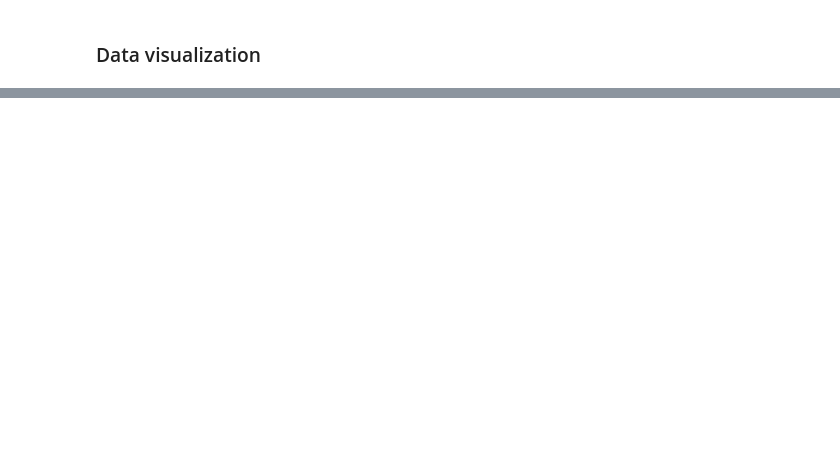
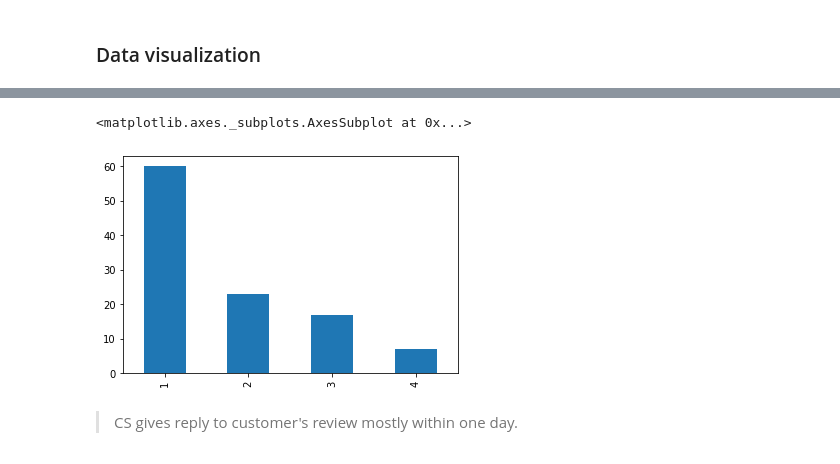
Before and after one commit to risa1796/Parship, a Jupyter notebook: BeautifulSoup_Trustpilot_Parship.ipynb, the cells around one changed output, grey strips where cells are left out. Saved outputs shown, nothing was run; the diff lists cells and outputs as text; code cells hidden in the pictures; blank space fills up the shorter version.

```diff
--- a/BeautifulSoup_Trustpilot_Parship.ipynb
+++ b/BeautifulSoup_Trustpilot_Parship.ipynb
@@ -191,2 +234,18 @@ STAR RATING 5
 # %% [markdown]
 ### Data visualization
+# %%
+from datetime import datetime
+import math
+
+def removeT(x):
+  if isinstance(x, str):
+    x= x.replace('T',' ')
+    x = datetime.strptime(x, '%Y-%m-%d %H:%M:%S')
+  else:
+    pass
+  return x
+
+review_data['dates'] = review_data.dates.apply(lambda x: removeT(x))
+review_data['reply_time'] = review_data.reply_time.apply(lambda x: removeT(x))
+# %%
+review_data['T_diff'] = review_data.reply_time - review_data.dates
@@ -192,0 +275,11 @@ STAR RATING 5
+# %%
+from pandas.core.arrays.datetimelike import timedelta
+def diff(x):
+  if isinstance(x, timedelta):
+   # x = x/ timedelta(minutes=1)
+     x = x.days
+  else:
+    pass
+  return x
+
+review_data['T_diff'] = review_data['T_diff'].apply(lambda x : diff(x) )
@@ -192,0 +302,7 @@ STAR RATING 5
+# %%
+review_data[review_data['T_diff']>0].T_diff.value_counts().plot.bar()
+# %% [output]
+<matplotlib.axes._subplots.AxesSubplot at 0x...>
+[figure, added]
+# %% [markdown]
+> CS gives reply to customer's review mostly within one day.
```
Also changed, not shown: parts of 17 cells of this notebook.
